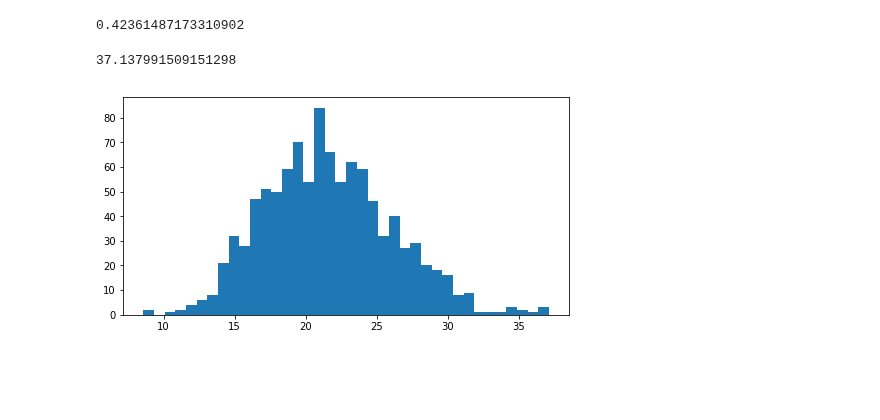
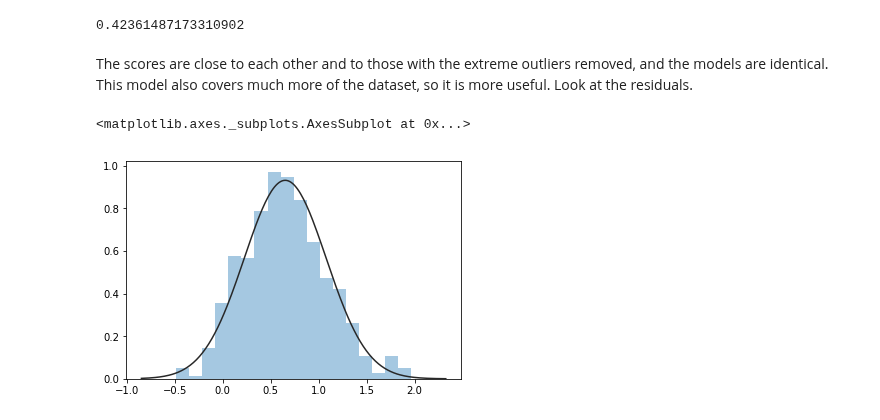
Before and after one commit to vincegiorno/drug_deaths, a Jupyter notebook: drug_deaths.ipynb, the cells around one changed output. Saved outputs shown, nothing was run; the diff lists cells and outputs as text; code cells hidden in the pictures; blank space fills up the shorter version.

```diff
--- a/drug_deaths.ipynb
+++ b/drug_deaths.ipynb
@@ -413,9 +413,9 @@ While there are some states with outlying concentrations of counties with low or
 data_31 = data.copy()
 data = data[data['death_rate'] != '30+']
 # %%
+plt.rcParams["figure.figsize"] = [6.0, 4.0]
 from scipy.stats import norm
 sns.distplot(targets['numeric'], bins=16, fit=norm, kde=False)
-#targets['numeric'].hist(bins=16)
 # %% [output]
 <matplotlib.axes._subplots.AxesSubplot at 0x...>
 [figure]
@@ -1109,12 +1109,11 @@ model2.best_params_
 matthews_corrcoef(Y2_test, model.predict(robust.fit_transform(X2_test)))
 # %% [output]
 0.42361487173310902
+# %% [markdown]
+The scores are close to each other and to those with the extreme outliers removed, and the models are identical. This model also covers much more of the dataset, so it is more useful. Look at the residuals.
 # %%
 residuals = model.best_estimator_.decision_function(X_test)
-max(residuals)
+sns.distplot(residuals, fit=norm, kde=False)
 # %% [output]
-37.137991509151298
+<matplotlib.axes._subplots.AxesSubplot at 0x...>
+[figure, added]
-# %%
-fig = plt.hist(residuals, bins=38)
-# %% [output]
-[figure, removed]
```
Also changed, not shown: parts of 5 cells of this notebook.
